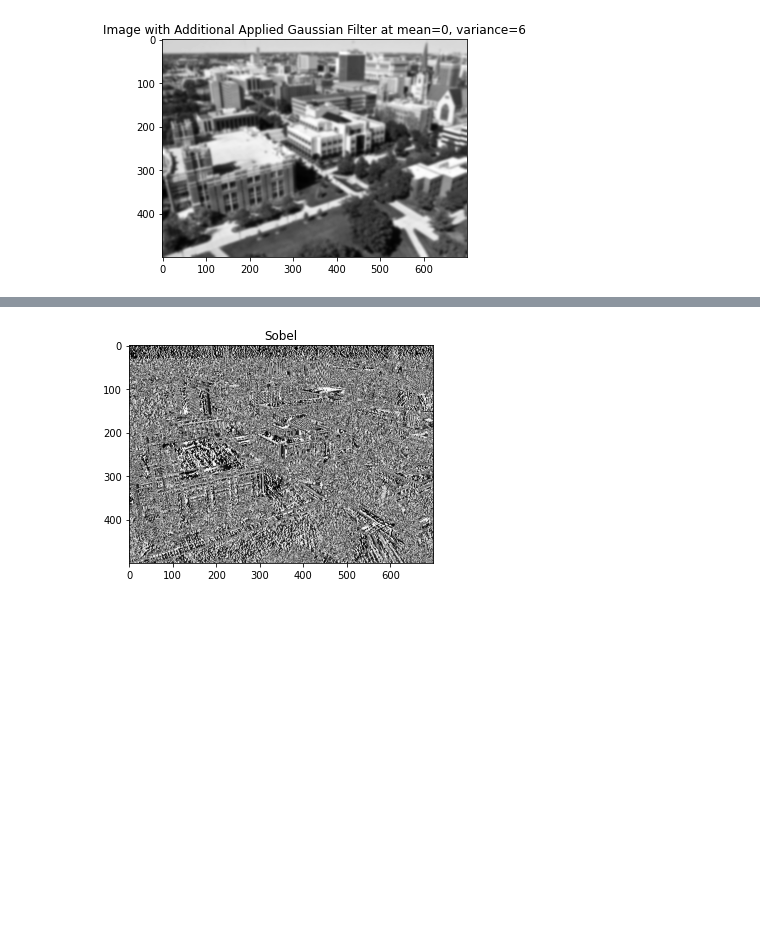
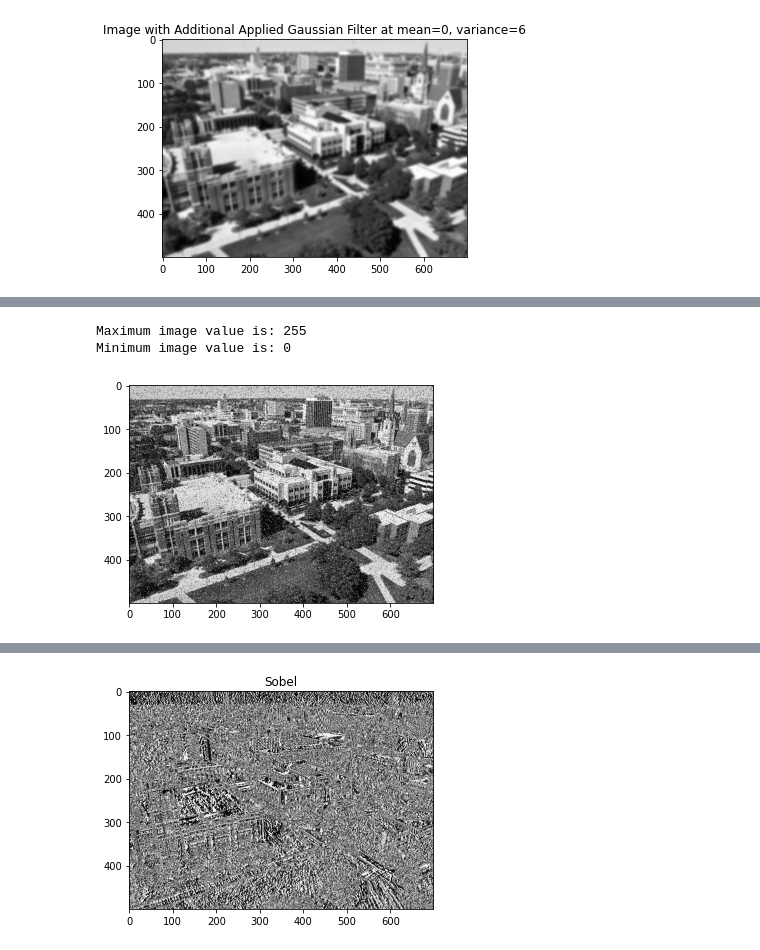
Before and after one commit to Yatagarasu50469/Guided-Filteration, a Jupyter notebook: programming_assignment2_template.ipynb, the cells around one changed output, grey strips where cells are left out. Drawn from its saved outputs; the diff is of its cells as text; code cells hidden in the pictures; blank space fills up the shorter version.

```diff
--- a/programming_assignment2_template.ipynb
+++ b/programming_assignment2_template.ipynb
@@ -76,2 +106,37 @@ plt.show()
+# %%
+# Create a numpy array with the same size as the image `Marquette.jpg' containing impulse noise where
+#the probability that a pixel is corrupted is 10% and add the two images (make sure the pixels in the
+#resulting image are in the range [0, 255])
+
+img = cv2.imread('Marquette.jpg',0)
+impulseImage = np.zeros(img.shape)
+
+#Get 10% of locations
+locations = np.transpose(np.where(np.zeros(img.shape)==0))
+np.random.shuffle(locations)
+locations = locations[:int(np.ceil((0.1*img.shape[0]*img.shape[1])))]
+
+#Split into salt-and-pepper sets, setting values as +/- 255
+saltLocations, pepperLocations = np.split(locations, 2)
+impulseImage[saltLocations[:,0], saltLocations[:,1]] = 255
+impulseImage[pepperLocations[:,0], pepperLocations[:,1]] = -255
+
+#Add the images together
+corruptedImage = np.add(img.astype('uint16'), impulseImage)
+
+#Limit pixel ranges and reset type
+corruptedImage[corruptedImage>255] = 255
+corruptedImage[corruptedImage<0] = 0
+corruptedImage = corruptedImage.astype('uint8')
+
+print('Maximum image value is:', np.max(corruptedImage))
+print('Minimum image value is:', np.min(corruptedImage))
+plt.imshow(corruptedImage, cmap='gray')
+plt.show()
+plt.close()
+# %% [output]
+Maximum image value is: 255
+Minimum image value is: 0
+[figure, added]
 # %%
 # Apply a mean filter to the image corrupted with noise. Experiment with the filter size to optimize the results.
```
Also changed, not shown: parts of 8 cells of this notebook.
